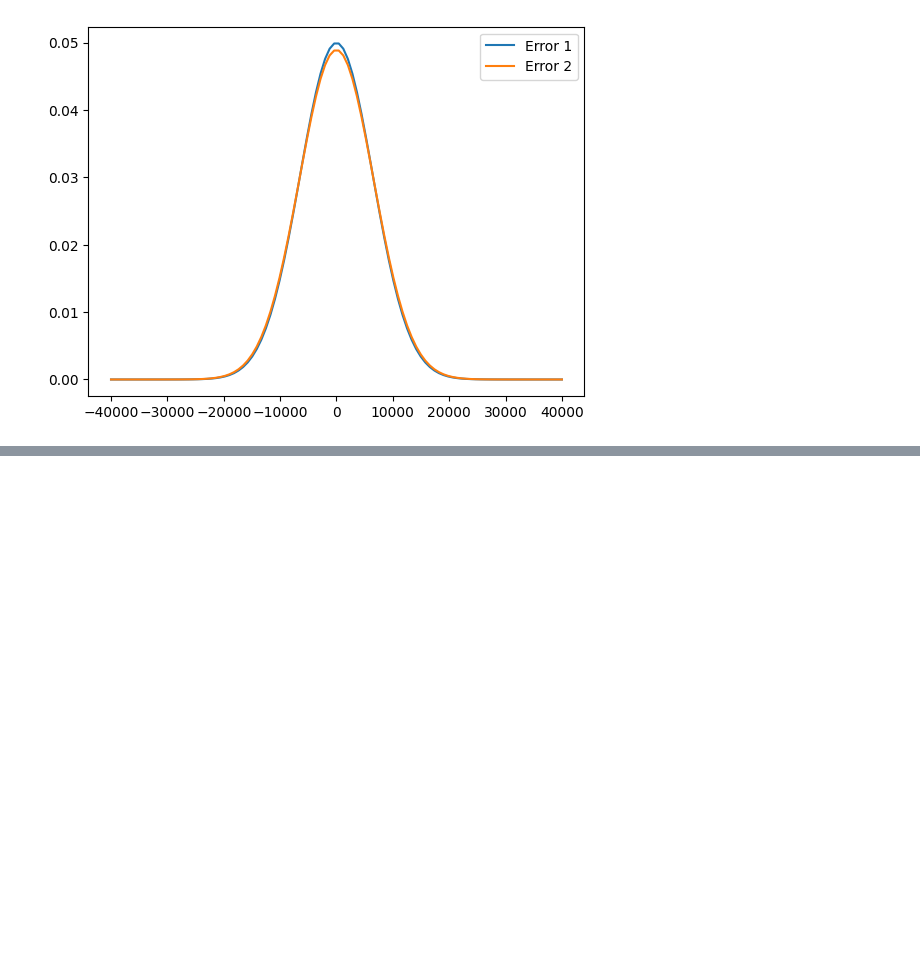
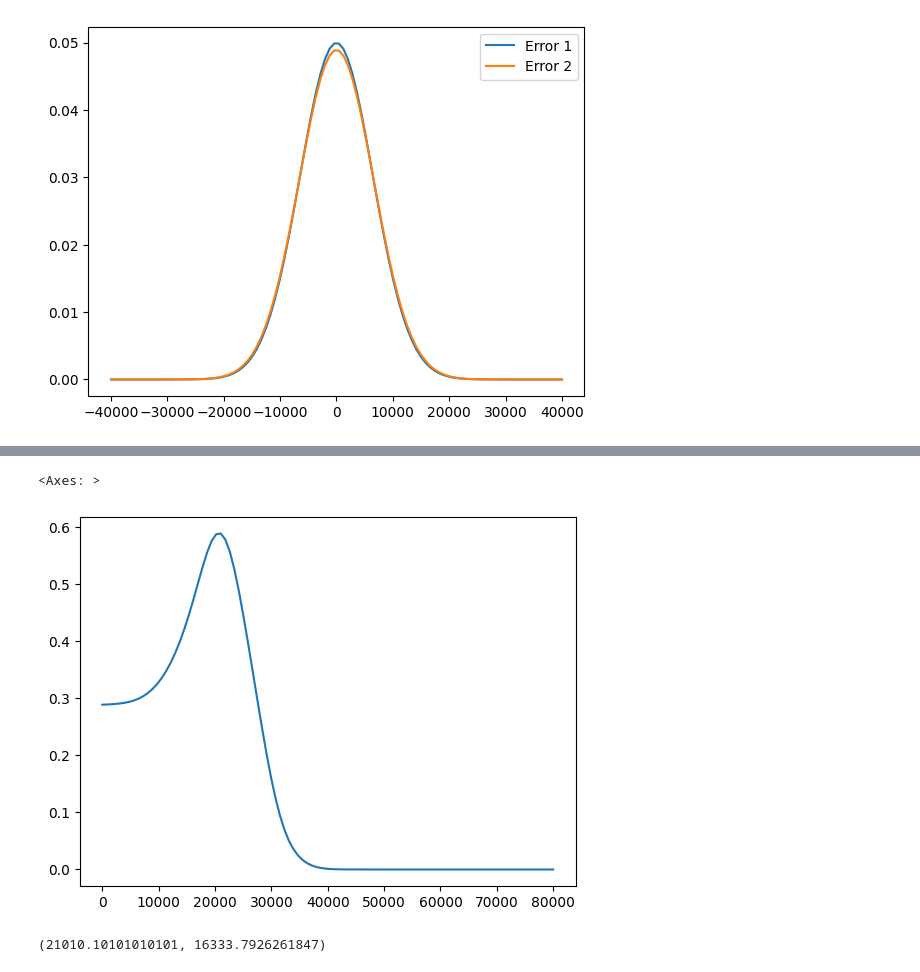
Before and after one commit to shouya/thinking-dumps, a Jupyter notebook: think-bayes/09-decision-analysis.ipynb, the cells around one changed output, grey strips where cells are left out. Saved outputs shown, nothing was run; the diff lists cells and outputs as text; code cells hidden in the pictures; blank space fills up the shorter version.

```diff
--- a/think-bayes/09-decision-analysis.ipynb
+++ b/think-bayes/09-decision-analysis.ipynb
@@ -79,0 +149,18 @@ def update_guess(prior, guess, error):
+# %%
+def win_prob_after_guess(guess, prior, diff_samples, error_dist):
+    posterior = update_guess(prior, guess, error_dist)
+    qs = posterior.qs
+    ps = [total_win_prob(q, posterior, diff_samples) for q in qs]
+    return Pmf(ps, qs)
+
+prob_win_series = win_prob_after_guess(23000, prior1, showcases_2011['Difference 2'], dist_error1)
+prob_win_series.plot()
+# %% [output]
+<Axes: >
+[figure, added]
+# %%
+prob_win_series.normalize()
+
+(prob_win_series.idxmax(), prob_win_series.mean())
+# %% [output]
+(21010.10101010101, 16333.7926261847)
```
Also changed, not shown: parts of 23 cells of this notebook, 1 other file.
